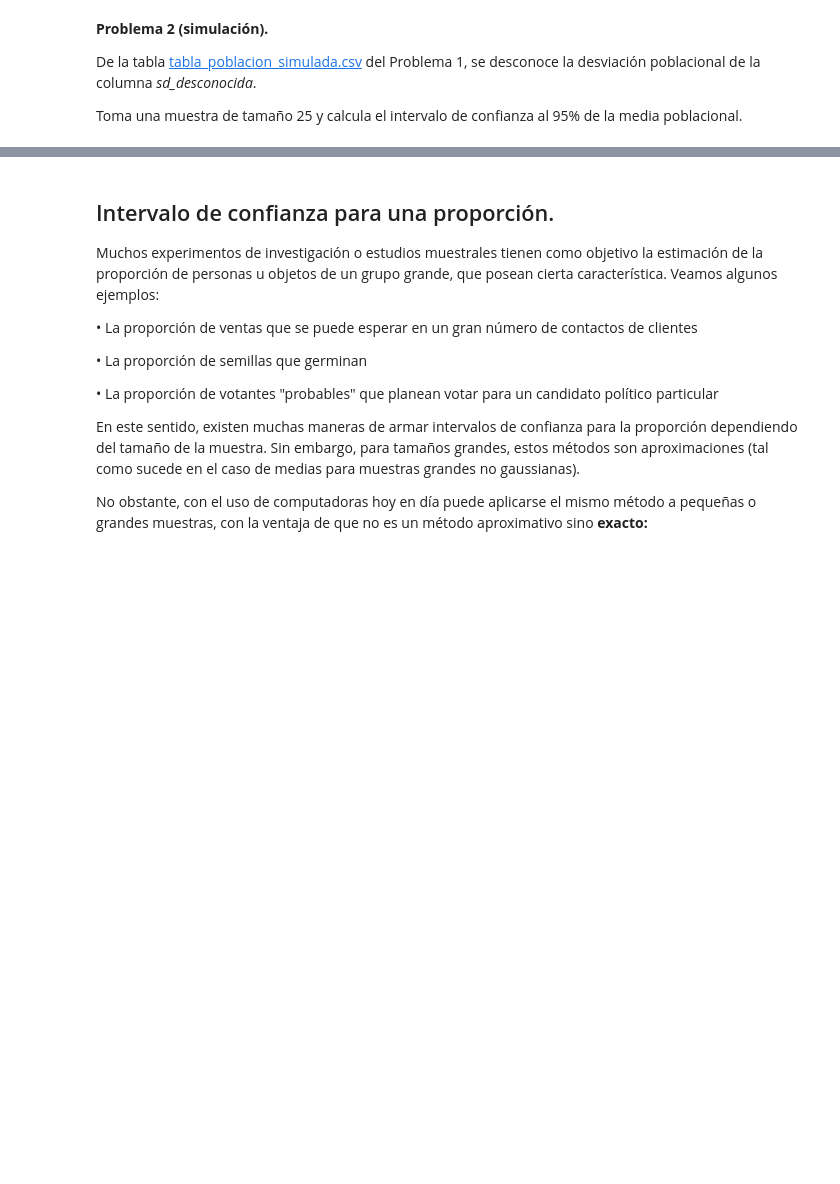
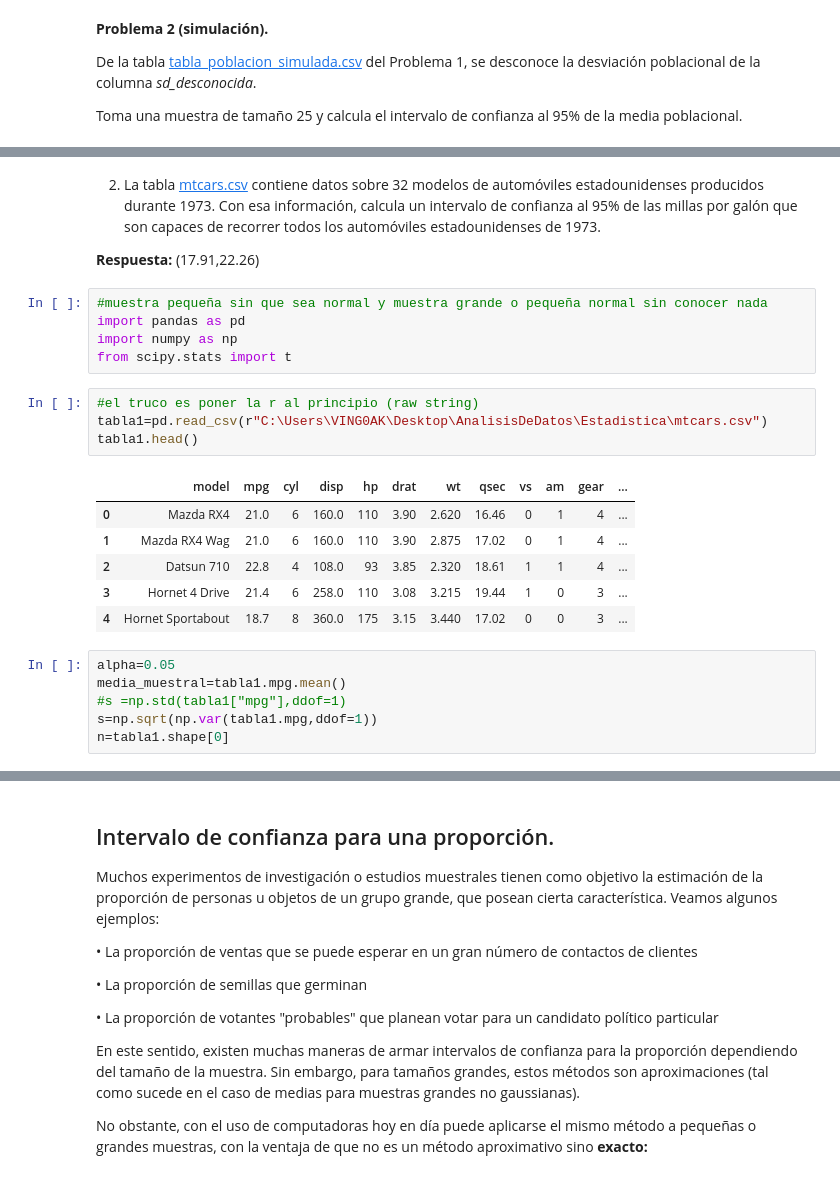
Before and after one commit to JuanGutierrez4/Estadistica, a Jupyter notebook: C06.1 Pruebas de hipotesis (intervalos de confianza).ipynb, the cells around one changed output, grey strips where cells are left out. Drawn from its saved outputs; the diff is of its cells as text; blank space fills up the shorter version.

```diff
--- a/C06.1 Pruebas de hipotesis (intervalos de confianza).ipynb
+++ b/C06.1 Pruebas de hipotesis (intervalos de confianza).ipynb
@@ -269,0 +359,27 @@ print(f"Intervalo de confianza para la media: ({IC_inferior:.2f}, {IC_superior:.
+# %% [markdown]
+
+2. La tabla [mtcars.csv](https://github.com/scidatmath2020/Inferencia_Estadistica_2024/blob/main/data/mtcars.csv) contiene datos sobre 32 modelos de automóviles estadounidenses  producidos durante 1973. Con esa información, calcula un intervalo de confianza al 95% de las millas por galón que son capaces de recorrer todos los automóviles estadounidenses de 1973.
+
+**Respuesta:** (17.91,22.26)
+# %%
+#muestra pequeña sin que sea normal y muestra grande o pequeña normal sin conocer nada
+import pandas as pd
+import numpy as np
+from scipy.stats import t
+# %%
+#el truco es poner la r al principio (raw string)
+tabla1=pd.read_csv(r"C:\Users\VING0AK\Desktop\AnalisisDeDatos\Estadistica\mtcars.csv")
+tabla1.head()
+# %% [output]
+|  | model | mpg | cyl | disp | hp | drat | wt | qsec | vs | am | gear | ... |
+| 0 | Mazda RX4 | 21.0 | 6 | 160.0 | 110 | 3.90 | 2.620 | 16.46 | 0 | 1 | 4 | ... |
+| 1 | Mazda RX4 Wag | 21.0 | 6 | 160.0 | 110 | 3.90 | 2.875 | 17.02 | 0 | 1 | 4 | ... |
+| 2 | Datsun 710 | 22.8 | 4 | 108.0 | 93 | 3.85 | 2.320 | 18.61 | 1 | 1 | 4 | ... |
+| 3 | Hornet 4 Drive | 21.4 | 6 | 258.0 | 110 | 3.08 | 3.215 | 19.44 | 1 | 0 | 3 | ... |
+| 4 | Hornet Sportabout | 18.7 | 8 | 360.0 | 175 | 3.15 | 3.440 | 17.02 | 0 | 0 | 3 | ... |
+# %%
+alpha=0.05
+media_muestral=tabla1.mpg.mean()
+#s =np.std(tabla1["mpg"],ddof=1)
+s=np.sqrt(np.var(tabla1.mpg,ddof=1))
+n=tabla1.shape[0]
```
Also changed, not shown: parts of 20 cells of this notebook.
